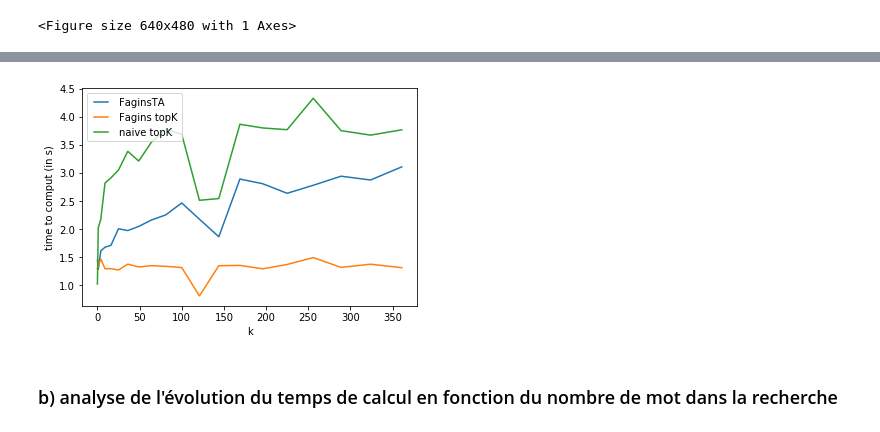
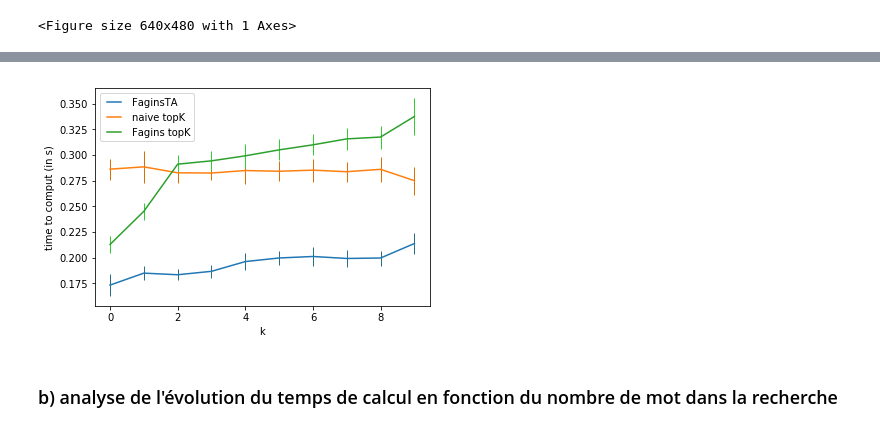
Before and after one commit to Zed314/WordTraveller, a Jupyter notebook: benchmark/BenchmarkQuery.ipynb, the cells around one changed output, grey strips where cells are left out. Saved outputs shown, nothing was run; the diff lists cells and outputs as text; code cells hidden in the pictures.

```diff
--- a/benchmark/BenchmarkQuery.ipynb
+++ b/benchmark/BenchmarkQuery.ipynb
@@ -74,3 +83,16 @@ l'annalyse peut étres fait sur plusieur groups de mots:
+# %%
+## definition del'experiance
+
+nbIter = 150
+#List de liste de mots qui sera annanliser
+listOfWords = [[tuple[1]for tuple in worldsFreq[100:105]]for i in range(0, nbIter)]
+
+# nombre de mesure a éféctuer
+size = 10
+
+#Fonction qui a la énieme mesure associe la k=f(n) ou k est le nombre de document a casser
+def f(n):
+    return n
 # %%
 from wordtraveller import query
 from wordtraveller import faginstavf, faginstopkvf, naivetopk
@@ -135,19 +134,41 @@ for k in range(0,size):
 finiched
 # %%
+totaleTimeTAAvg = [0]*size
+totaleTimeNaivAvg = [0]*size
+totaleTimefagAvg = [0]*size
+
+totaleTimeTAAConf = [0]*size
+totaleTimeNaivConf = [0]*size
+totaleTimefagConf = [0]*size
+
+
+for k in range(0,size):
+    totaleTimeTAAvg[k]= moyenne(totaleTimeTA[k])
+    totaleTimeNaivAvg[k]= moyenne(totaleTimeNaiv[k])
+    totaleTimefagAvg[k]= moyenne(totaleTimefag[k])
+
+    totaleTimeTAAConf[k]= confiance(totaleTimeTA[k],nbIter)
+    totaleTimeNaivConf[k]= confiance(totaleTimeNaiv[k],nbIter)
+    totaleTimefagConf[k]= confiance(totaleTimefag[k],nbIter)
+
+
 x = [0]*size
 for i in range(1,size):
     x[i] = f(i)
 
 
 plt.plot(x,totaleTimeTAAvg, label="FaginsTA ")
-plt.plot(x,totaleTimeNaivAvg, label="Fagins topK")
-plt.plot(x,totaleTimefagAvg, label="naive topK ")
+plt.errorbar(x, totaleTimeTAAvg, yerr = totaleTimeTAAConf, color = '#297083', ls='none', lw = 1, capthick = 2)
+plt.plot(x,totaleTimeNaivAvg, label="naive topK ")
+plt.errorbar(x, totaleTimeNaivAvg, yerr = totaleTimeNaivConf, color = '#D97003', ls='none', lw = 1, capthick = 2)
+plt.plot(x,totaleTimefagAvg, label="Fagins topK")
+plt.errorbar(x, totaleTimefagAvg, yerr = totaleTimefagConf, color = '#32CD32', ls='none', lw = 1, capthick = 2)
 
 plt.ylabel('time to comput (in s)')
 plt.xlabel('k')
 plt.legend(numpoints=2)
 plt.show()
 # %% [output]
-[figure, old version]
+[figure, new version]
 # %% [markdown]
 ### b) analyse de l'évolution du temps de calcul en fonction du nombre de mot dans la recherche
```
Also changed, not shown: parts of 16 cells of this notebook.
